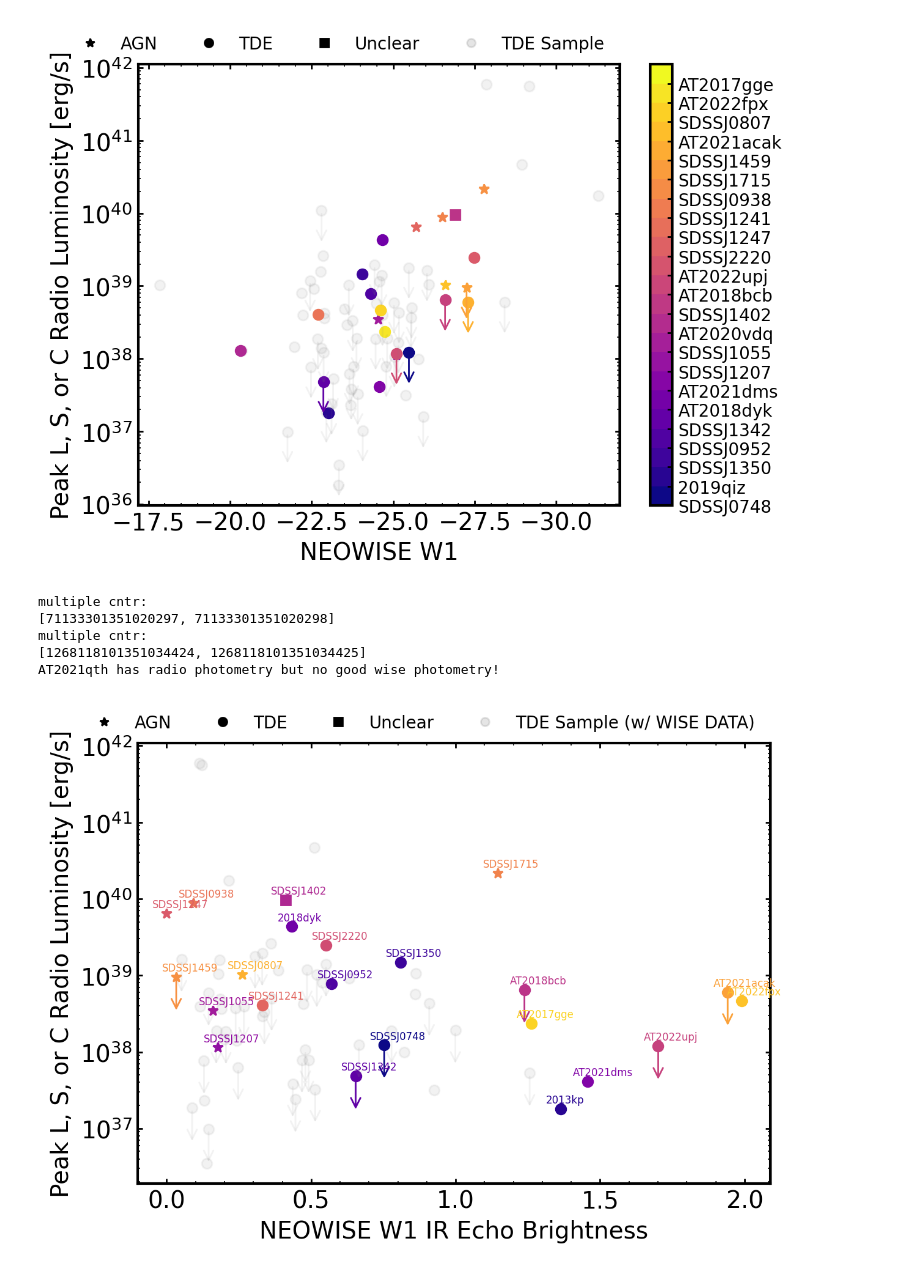
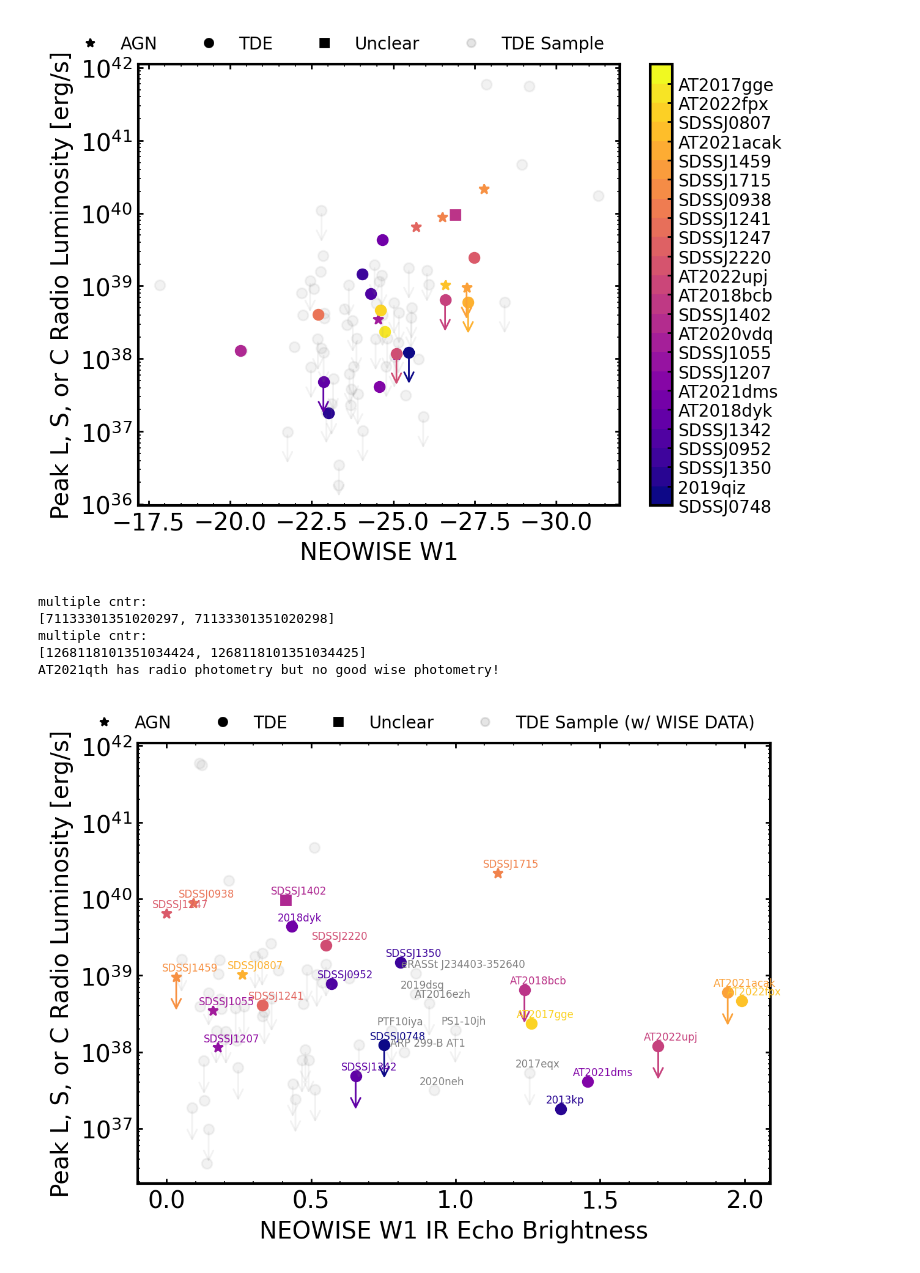
Before and after one commit to noahfranz13/radio-ecle, a Jupyter notebook: ecle-data-to-otter.ipynb, the cells around one changed output. Saved outputs shown, nothing was run; the diff lists cells and outputs as text; code cells hidden in the pictures.

```diff
--- a/ecle-data-to-otter.ipynb
+++ b/ecle-data-to-otter.ipynb
@@ -421,7 +421,7 @@ n_ecle = len(meta)
 colors = cmap(np.linspace(0, 1, n_ecle))
 i = 0
 
-filts = ("L", "S", "C")
+radio_filts = ("L", "S", "C")
 
 cbar_labels = []
 
@@ -698,6 +698,7 @@ wise_filter = "w1"
 radio_filts = ("L", "S", "C")
 
 cbar_labels = []
+interesting_objs = []
 
 for t in all_transients:
     try:
@@ -798,8 +799,9 @@ for t in all_transients:
     if wise_uplim:
         ax.annotate("", xy=(y, x/3), xytext=(x,y), arrowprops=dict(arrowstyle='->',color=color,alpha=alpha))
 
-    if isECLE:
+    if isECLE or wise_echo > 0.75:
         ax.annotate(t.default_name.replace("_", ""), xy=(x-0.05, y+y/5), color=color, fontsize=6)
+        interesting_objs.append(t)
 
 custom_legend_params = dict(
     color = "k",
@@ -808,31 +810,31 @@ custom_legend_params = dict(
     linestyle = "none"
 )
 
 custom_lines = [
     Line2D([0], [0], marker="*", **custom_legend_params),
     Line2D([0], [0], marker="o", **custom_legend_params),
     Line2D([0], [0], marker="s", **custom_legend_params),
     Line2D([0], [0], marker="o", alpha=0.1, **custom_legend_params)
 ]
 
 custom_labels = ["AGN", "TDE", "Unclear", "TDE Sample (w/ WISE DATA)"]
 
 ax.set_yscale("log")
 
 ax.legend(custom_lines, custom_labels, bbox_to_anchor=(1,1.1), ncols=len(custom_lines), fontsize=10)
 
 #norm = mpl.colors.BoundaryNorm(range(len(colors)), cmap.N)
 #cbar = fig.colorbar(mpl.cm.ScalarMappable(cmap=cmap, norm=norm), ax=ax, ticks=list(range(len(cbar_labels))))
 #cbar.ax.set_yticklabels(cbar_labels, fontsize=10);
 
 ax.set_ylabel("Peak L, S, or C Radio Luminosity [erg/s]")
 ax.set_xlabel(f"NEOWISE {wise_filter.upper()} IR Echo Brightness")
 
 fig.savefig(f"ecle-radio-vs-wise-{wise_filter}-echo.png")
 # %% [output]
 multiple cntr:
 [71133301351020297, 71133301351020298]
 multiple cntr:
 [1268118101351034424, 1268118101351034425]
 AT2021qth has radio photometry but no good wise photometry!
-[figure, old version]
+[figure, new version]
```
Also changed, not shown: parts of 1 cell of this notebook, 4 other files.
